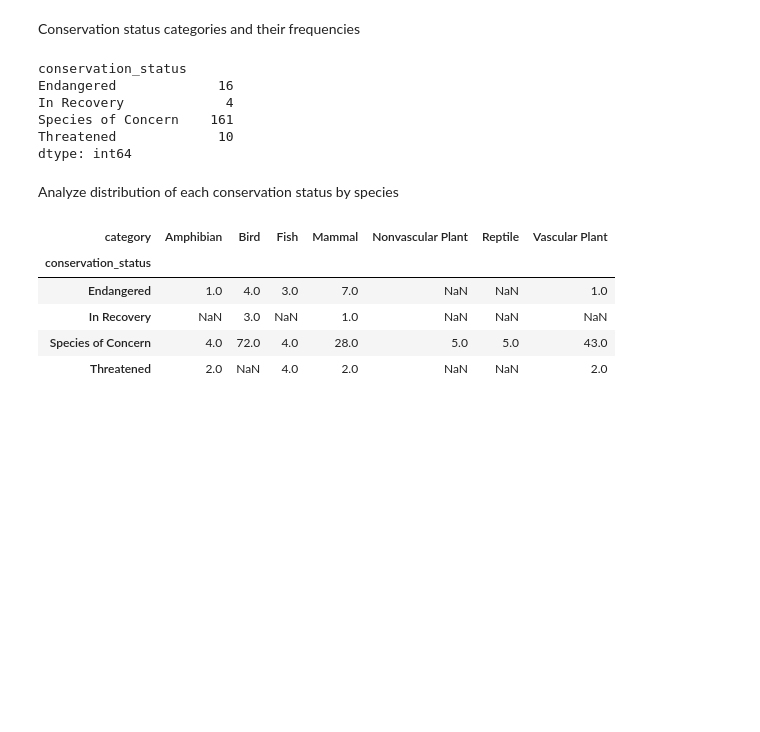
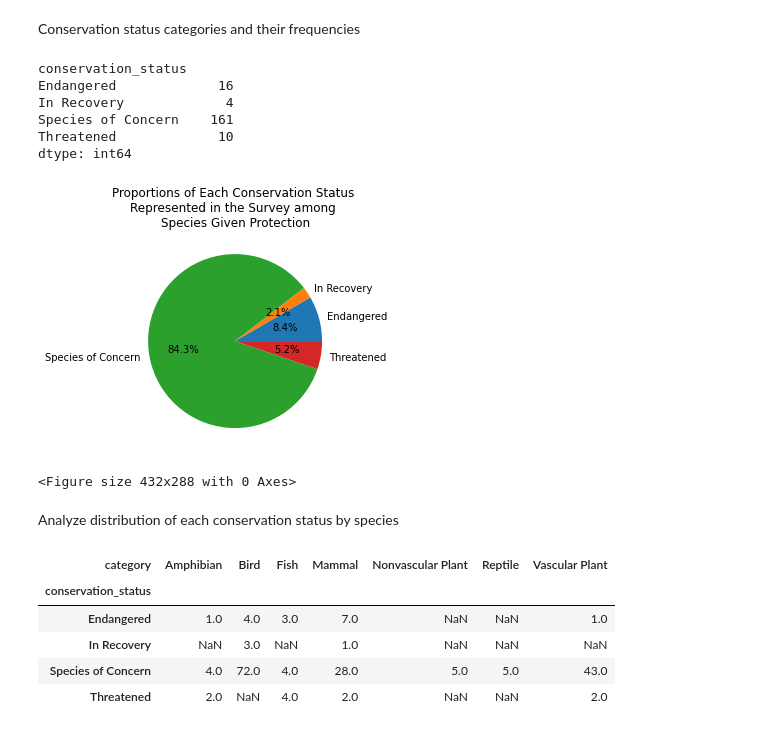
Before and after one commit to roberthallds/national-park-biodiversity, a Jupyter notebook: project.ipynb, the cells around one changed output. Drawn from its saved outputs; the diff is of its cells as text; code cells hidden in the pictures; blank space fills up the shorter version.

```diff
--- a/project.ipynb
+++ b/project.ipynb
@@ -75,6 +76,15 @@ In Recovery             4
 Species of Concern    161
 Threatened             10
 dtype: int64
+# %%
+labels=['Endangered', 'In Recovery', 'Species of Concern', 'Threatened']
+plt.pie(species.groupby('conservation_status').size(), autopct='%1.1f%%', labels=labels)
+plt.title("Proportions of Each Conservation Status \nRepresented in the Survey among \nSpecies Given Protection")
+plt.show()
+plt.clf()
+# %% [output]
+[figure, added]
+<Figure size 432x288 with 0 Axes>
 # %% [markdown]
 Analyze distribution of each conservation status by species
 # %%
```
Also changed, not shown: parts of 10 cells of this notebook.
